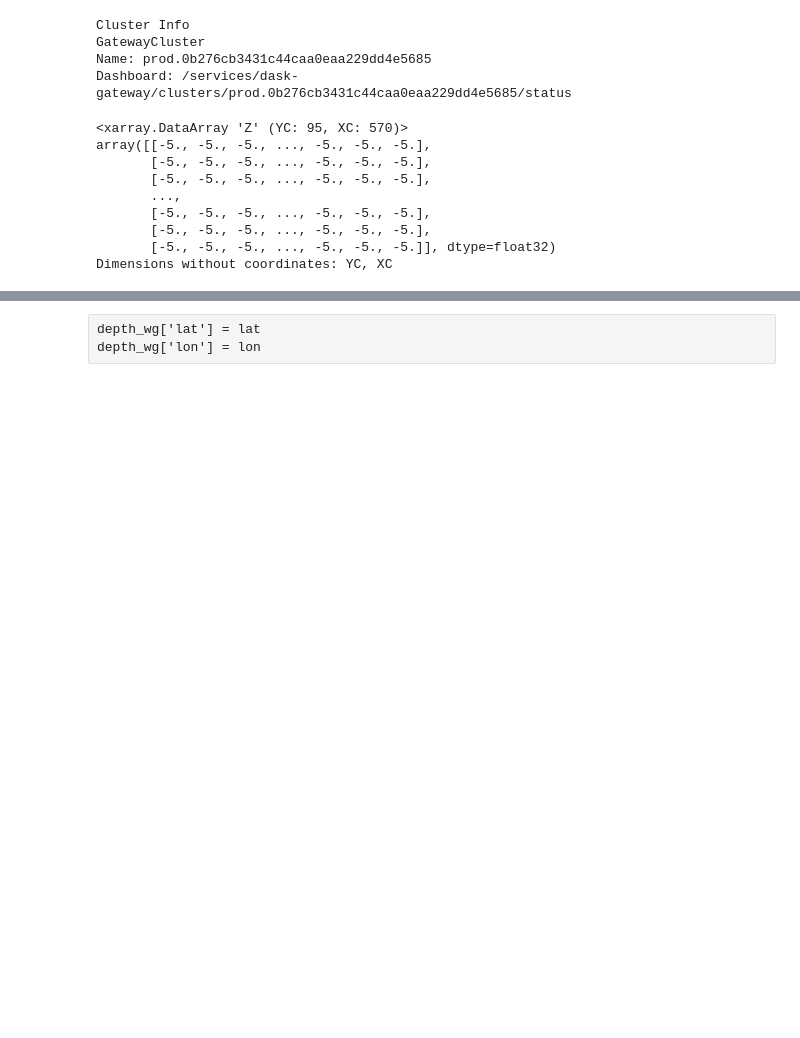
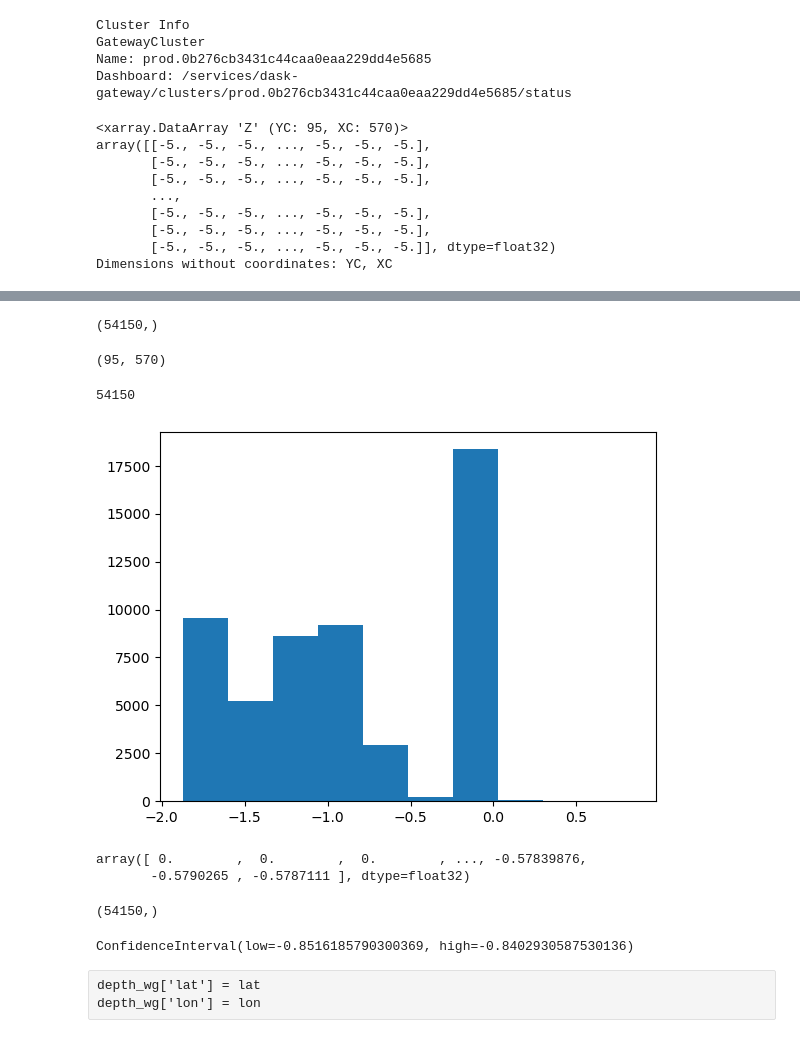
Before and after one commit to ocean-transport/WMT-project, a Jupyter notebook: SOSE-budgets/plot-compare-2-obs-tmp_salt-SOSE-cleaned.ipynb, the cells around one changed output, grey strips where cells are left out. Cells and saved outputs as stored; diff of their text form; code cells hidden in the pictures; blank space fills up the shorter version.

Commit message:
tried bootstrapping to address R1s comment of uncertainty

```diff
--- a/SOSE-budgets/plot-compare-2-obs-tmp_salt-SOSE-cleaned.ipynb
+++ b/SOSE-budgets/plot-compare-2-obs-tmp_salt-SOSE-cleaned.ipynb
@@ -182,3 +175,43 @@ bottom_temp.plot()
+# %%
+np.ravel(bottom_temp).shape
+# %% [output]
+(54150,)
+# %%
+bottom_temp.shape
+# %% [output]
+(95, 570)
+# %%
+95*570
+# %% [output]
+54150
+# %%
+plt.hist(np.ravel(bottom_temp));
+# %% [output]
+[figure, added]
+# %%
+data
+# %% [output]
+array([ 0.        ,  0.        ,  0.        , ..., -0.57839876,
+       -0.5790265 , -0.5787111 ], dtype=float32)
+# %%
+data.shape
+# %% [output]
+(54150,)
+# %%
+from scipy.stats import bootstrap
+import numpy as np
+
+#convert array to sequence
+data = (np.ravel(bottom_temp),)
+
+#calculate 95% bootstrapped confidence interval for median
+bootstrap_ci = bootstrap(data, np.mean, confidence_level=0.95,
+                         random_state=1, method='percentile')
+
+#view 95% boostrapped confidence interval
+print(bootstrap_ci.confidence_interval)
+# %% [output]
+ConfidenceInterval(low=-0.8516185790300369, high=-0.8402930587530136)
 # %% [raw]
 depth_wg['lat'] = lat
 depth_wg['lon'] = lon
```
Also changed, not shown: parts of 3 cells of this notebook.
